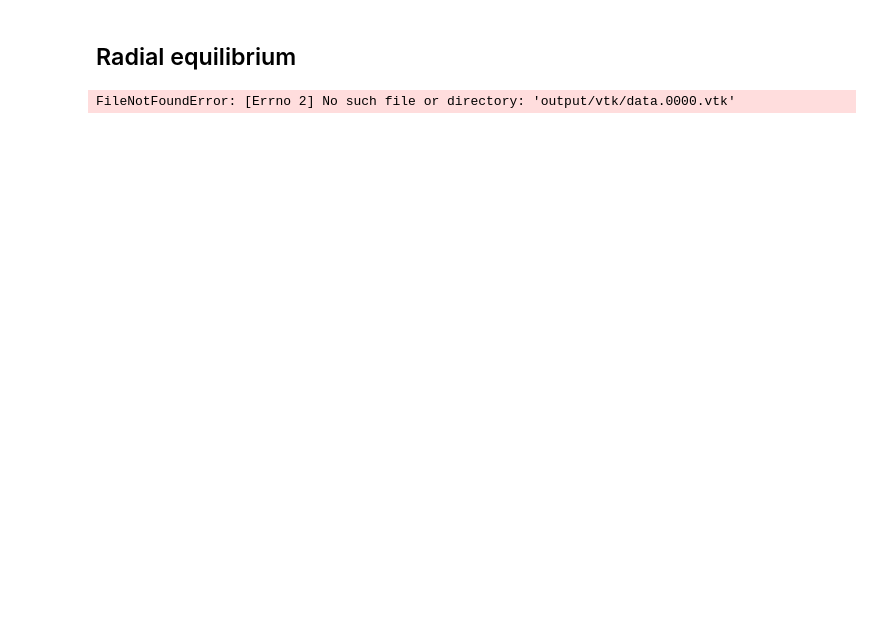
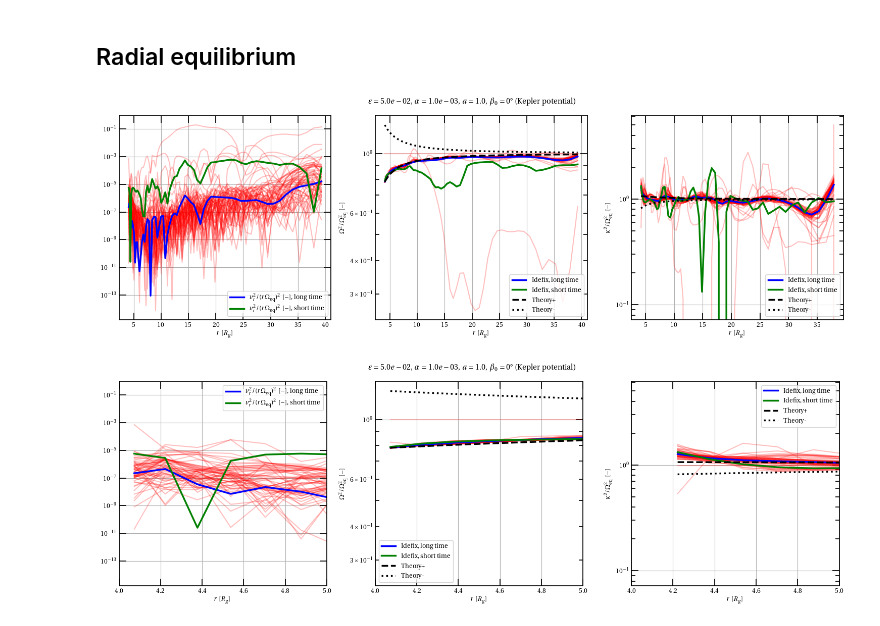
Before and after one commit to geoffreyakb/BP-PN-2D, a Jupyter notebook: postproc.ipynb, the cells around one changed output. Drawn from its saved outputs; the diff is of its cells as text; code cells hidden in the pictures; blank space fills up the shorter version.

Commit message:
Short and long time means in postproc

```diff
--- a/postproc.ipynb
+++ b/postproc.ipynb
@@ -125,9 +125,18 @@ for n in range(n_vtk):
     omega_PLOT[n,:] = omega
     kappa2_PLOT[n,:] = kappa2
 
-v_r_mean = np.mean(v_r_PLOT**2, axis=0)
+v_r_mean = np.mean(v_r_PLOT, axis=0)
 omega_mean = np.mean(omega_PLOT, axis=0)
 kappa2_mean = np.mean(kappa2_PLOT, axis=0)
+
+n_orbit_short = 0
+if gravity == "Kepler":
+    n_orbit_short = int(np.where(t >= 64)[0][0] * n_vtk / n_average)
+elif gravity == "Einstein":
+    n_orbit_short = int(np.where(t >= 101)[0][0] * n_vtk / n_average)
+v_r_mean_short = np.mean(v_r_PLOT[:n_orbit_short], axis=0)
+omega_mean_short = np.mean(omega_PLOT[:n_orbit_short], axis=0)
+kappa2_mean_short = np.mean(kappa2_PLOT[:n_orbit_short], axis=0)
 
 if gravity == "Kepler":
     omega_K = KEPLER(r)
@@ -142,9 +151,11 @@ ax = axs[0]
 for i in range(n_vtk):
     if i%25 == 0:
         ax.plot(r, v_r_PLOT[i,:]**2/(r*omega_K)**2, color="red", alpha=0.25)
-ax.plot(r, v_r_mean**2/(r*omega_K)**2, color="blue", label=r"$v_r^2/(r\Omega_\mathrm{eq})^2$ $[-]$", linewidth=2.5)
+ax.plot(r, v_r_mean**2/(r*omega_K)**2, color="blue", label=r"Idefix, long time", linewidth=2.5)
+ax.plot(r, v_r_mean_short**2/(r*omega_K)**2, color="green", label=r"Idefix, short time", linewidth=2.5)
 ax.set_xlabel(r"$r$ [$R_g$]")
 ax.set_yscale("log")
+ax.set_ylabel("$v_r^2/(r\Omega_\mathrm{eq})^2$ $[-]$")
 ax.tick_params(axis='y', which='both', direction='in', right=True, width=w, length=l)
 ax.tick_params(axis='x', which='both', direction='in', top=True, width=w, length=l)
 ax.tick_params(axis='y', which='minor', length=l_log, width=w)
@@ -157,7 +168,8 @@ ax = axs[1]
 for i in range(n_vtk):
     if i%25 == 0:
         ax.plot(r, omega_PLOT[i,:]**2/omega_K**2, color="red", alpha=0.25)
-ax.plot(r, omega_mean**2/omega_K**2, color="blue", label=r"Idefix", linewidth=2.5)
+ax.plot(r, omega_mean**2/omega_K**2, color="blue", label=r"Idefix, long time", linewidth=2.5)
+ax.plot(r, omega_mean_short**2/omega_K**2, color="green", label=r"Idefix, short time", linewidth=2.5)
 ax.plot(r, omega_th_p**2/omega_K**2, color="black", linestyle="dashed", label=r"Theory+", linewidth=2.5)
 ax.plot(r, omega_th_m**2/omega_K**2, color="black", linestyle="dotted", label=r"Theory-", linewidth=2.5)
 ax.set_xlabel(r"$r$ [$R_g$]")
@@ -175,7 +187,8 @@ ax = axs[2]
 for i in range(n_vtk):
     if i%25 == 0:
         ax.plot(r[1:-1], kappa2_PLOT[i,1:-1]/omega_K[1:-1]**2, color="red", alpha=0.25)
-ax.plot(r[1:-1], kappa2_mean[1:-1]/omega_K[1:-1]**2, color="blue", label=r"Idefix", linewidth=2.5)
+ax.plot(r[1:-1], kappa2_mean[1:-1]/omega_K[1:-1]**2, color="blue", label=r"Idefix, long time", linewidth=2.5)
+ax.plot(r[1:-1], kappa2_mean_short[1:-1]/omega_K[1:-1]**2, color="green", label=r"Idefix, short time", linewidth=2.5)
 ax.plot(r[1:-1], kappa2_th_p[1:-1]/omega_K[1:-1]**2, color="black", linestyle="dashed", label=r"Theory+", linewidth=2.5)
 ax.plot(r[1:-1], kappa2_th_m[1:-1]/omega_K[1:-1]**2, color="black", linestyle="dotted", label=r"Theory-", linewidth=2.5)
 ax.set_xlabel(r"$r$ [$R_g$]")
@@ -193,7 +206,6 @@ fig.suptitle(rf"$\varepsilon = {epsilon:.1e}$, $\alpha = {alpha:.1e}$, $a = {spi
 fig.tight_layout()
 plt.savefig(f"./plots/equilibrium.pdf", bbox_inches='tight')
 plt.show()
-plt.close()
 
 # plotting them with zoom
 fig, axs = plt.subplots(1, 3, figsize=(15, 5))
@@ -202,10 +214,12 @@ ax = axs[0]
 for i in range(n_vtk):
     if i%25 == 0:
         ax.plot(r, v_r_PLOT[i,:]**2/(r*omega_K)**2, color="red", alpha=0.25)
-ax.plot(r, v_r_mean**2/(r*omega_K)**2, color="blue", label=r"$v_r^2/(r\Omega_\mathrm{eq})^2$ $[-]$", linewidth=2.5)
+ax.plot(r, v_r_mean**2/(r*omega_K)**2, color="blue", label=r"Idefix, long time", linewidth=2.5)
+ax.plot(r, v_r_mean_short**2/(r*omega_K)**2, color="green", label=r"Idefix, short time", linewidth=2.5)
 ax.set_xlim((4, 5))
 ax.set_xlabel(r"$r$ [$R_g$]")
 ax.set_yscale("log")
+ax.set_ylabel("$v_r^2/(r\Omega_\mathrm{eq})^2$ $[-]$")
 ax.tick_params(axis='y', which='both', direction='in', right=True, width=w, length=l)
 ax.tick_params(axis='x', which='both', direction='in', top=True, width=w, length=l)
 ax.tick_params(axis='y', which='minor', length=l_log, width=w)
@@ -218,7 +232,8 @@ ax = axs[1]
 for i in range(n_vtk):
     if i%25 == 0:
         ax.plot(r, omega_PLOT[i,:]**2/omega_K**2, color="red", alpha=0.25)
-ax.plot(r, omega_mean**2/omega_K**2, color="blue", label=r"Idefix", linewidth=2.5)
+ax.plot(r, omega_mean**2/omega_K**2, color="blue", label=r"Idefix, long time", linewidth=2.5)
+ax.plot(r, omega_mean_short**2/omega_K**2, color="green", label=r"Idefix, short time", linewidth=2.5)
 ax.plot(r, omega_th_p**2/omega_K**2, color="black", linestyle="dashed", label=r"Theory+", linewidth=2.5)
 ax.plot(r, omega_th_m**2/omega_K**2, color="black", linestyle="dotted", label=r"Theory-", linewidth=2.5)
 ax.set_xlim((4, 5))
@@ -230,32 +245,34 @@ ax.tick_params(axis='x', which='both', direction='in', top=True, width=w, length
 ax.tick_params(axis='y', which='minor', length=l_log, width=w)
 for spine in ax.spines.values():
         spine.set_linewidth(w)
 ax.grid()
 ax.legend()
 
 ax = axs[2]
 for i in range(n_vtk):
     if i%25 == 0:
         ax.plot(r[1:-1], kappa2_PLOT[i,1:-1]/omega_K[1:-1]**2, color="red", alpha=0.25)
-ax.plot(r[1:-1], kappa2_mean[1:-1]/omega_K[1:-1]**2, color="blue", label=r"Idefix", linewidth=2.5)
+ax.plot(r[1:-1], kappa2_mean[1:-1]/omega_K[1:-1]**2, color="blue", label=r"Idefix, long time", linewidth=2.5)
+ax.plot(r[1:-1], kappa2_mean_short[1:-1]/omega_K[1:-1]**2, color="green", label=r"Idefix, short time", linewidth=2.5)
 ax.plot(r[1:-1], kappa2_th_p[1:-1]/omega_K[1:-1]**2, color="black", linestyle="dashed", label=r"Theory+", linewidth=2.5)
 ax.plot(r[1:-1], kappa2_th_m[1:-1]/omega_K[1:-1]**2, color="black", linestyle="dotted", label=r"Theory-", linewidth=2.5)
 ax.set_xlim((4, 5))
 ax.set_xlabel(r"$r$ [$R_g$]")
 ax.set_yscale("log")
 ax.set_ylabel(r"$\kappa^2/\Omega_\mathrm{eq}^2$ $[-]$")
 ax.tick_params(axis='y', which='both', direction='in', right=True, width=w, length=l)
 ax.tick_params(axis='x', which='both', direction='in', top=True, width=w, length=l)
 ax.tick_params(axis='y', which='minor', length=l_log, width=w)
 for spine in ax.spines.values():
         spine.set_linewidth(w)
 ax.grid()
 ax.legend()
 
 fig.suptitle(rf"$\varepsilon = {epsilon:.1e}$, $\alpha = {alpha:.1e}$, $a = {spin:0.1f}$, $\beta_0 = {beta_0*180/np.pi:.0f}$° ({gravity} potential)")
 fig.tight_layout()
 plt.savefig(f"./plots/equilibrium-zoom.pdf", bbox_inches='tight')
 plt.show()
 plt.close()
 # %% [output]
-FileNotFoundError: [Errno 2] No such file or directory: 'output/vtk/data.0000.vtk'
+[figure, added]
+[figure, added]
```
Also changed, not shown: parts of 1 cell of this notebook, 1 other file.
